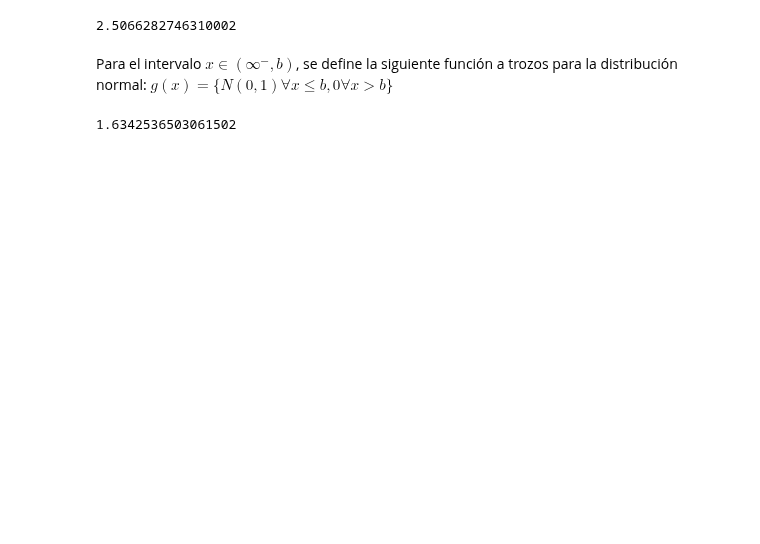
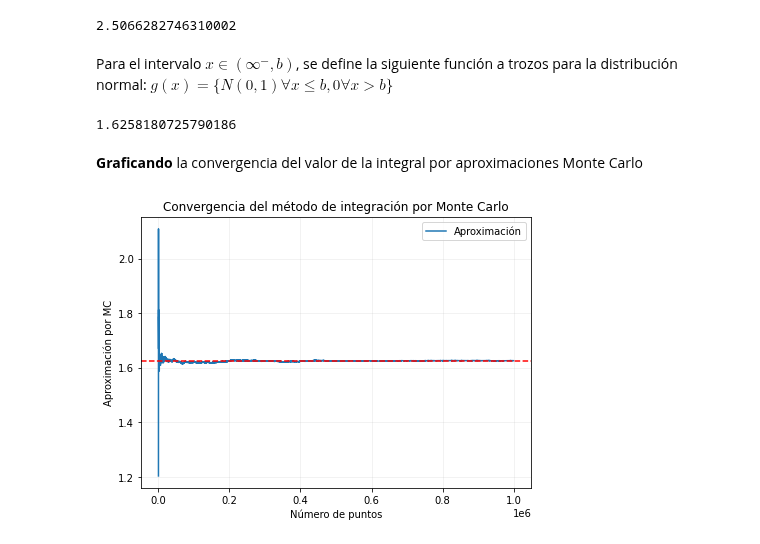
Before and after one commit to CAMM961001/itam-mcd, a Jupyter notebook: optimizacion/01-computo-cientifico/1.7-integracion-numerica.ipynb, the cells around one changed output. Saved outputs shown, nothing was run; the diff lists cells and outputs as text; code cells hidden in the pictures; blank space fills up the shorter version.

Commit message:
No sé que va aquí

```diff
--- a/optimizacion/01-computo-cientifico/1.7-integracion-numerica.ipynb
+++ b/optimizacion/01-computo-cientifico/1.7-integracion-numerica.ipynb
@@ -759,17 +754,33 @@ np.sqrt(2*np.pi)
 Para el intervalo $x\in(\infty^{-},b)$, se define la siguiente función a trozos para la distribución normal:
 $g(x)=\{N(0,1)\forall x\leq b, 0 \forall x>b\}$
 # %%
-iteraciones = []
+n = int(1e6)
+normal_rvs = np.random.normal(loc=0, scale=1, size=n)
+#Aquí lo nuevo
+normal_rvs = np.array(list(map(lambda x: 0 if x >= 1.2 else x, normal_rvs)))
 
-n = int(1e6)
-for i in range(100):
-    normal_rvs = np.random.normal(loc=0, scale=1, size=n)
-    #Aquí lo nuevo
-    normal_rvs = np.array(list(map(lambda x: 0 if x >= 1.2 else x, normal_rvs)))
-
-    integral = np.mean(h(normal_rvs) * np.sqrt(2*np.pi))
-    iteraciones.append(integral)
-
-np.mean(iteraciones)
+aprx_integral = np.mean(h(normal_rvs) * np.sqrt(2*np.pi))
+aprx_integral
 # %% [output]
-1.6342536503061502
+1.6258180725790186
+# %% [markdown]
+**Graficando** la convergencia del valor de la integral por aproximaciones Monte Carlo
+# %%
+iteraciones = np.arange(n) + 1
+cumulative_mean = np.cumsum(h(normal_rvs) * np.sqrt(2*np.pi)) / iteraciones
+
+#Graficando
+plt.figure(figsize=(7,5))
+plt.plot(iteraciones, cumulative_mean)
+plt.axhline(y=np.mean(h(normal_rvs) * np.sqrt(2*np.pi)), xmin=0, xmax=n, c='red', ls='--')
+
+#Anotaciones y estilo
+plt.legend(["Aproximación"])
+plt.title("Convergencia del método de integración por Monte Carlo")
+plt.ylabel("Aproximación por MC")
+plt.xlabel("Número de puntos")
+plt.grid(alpha=0.2)
+
+plt.show()
+# %% [output]
+[figure, added]
```
Also changed, not shown: parts of 33 cells of this notebook.
